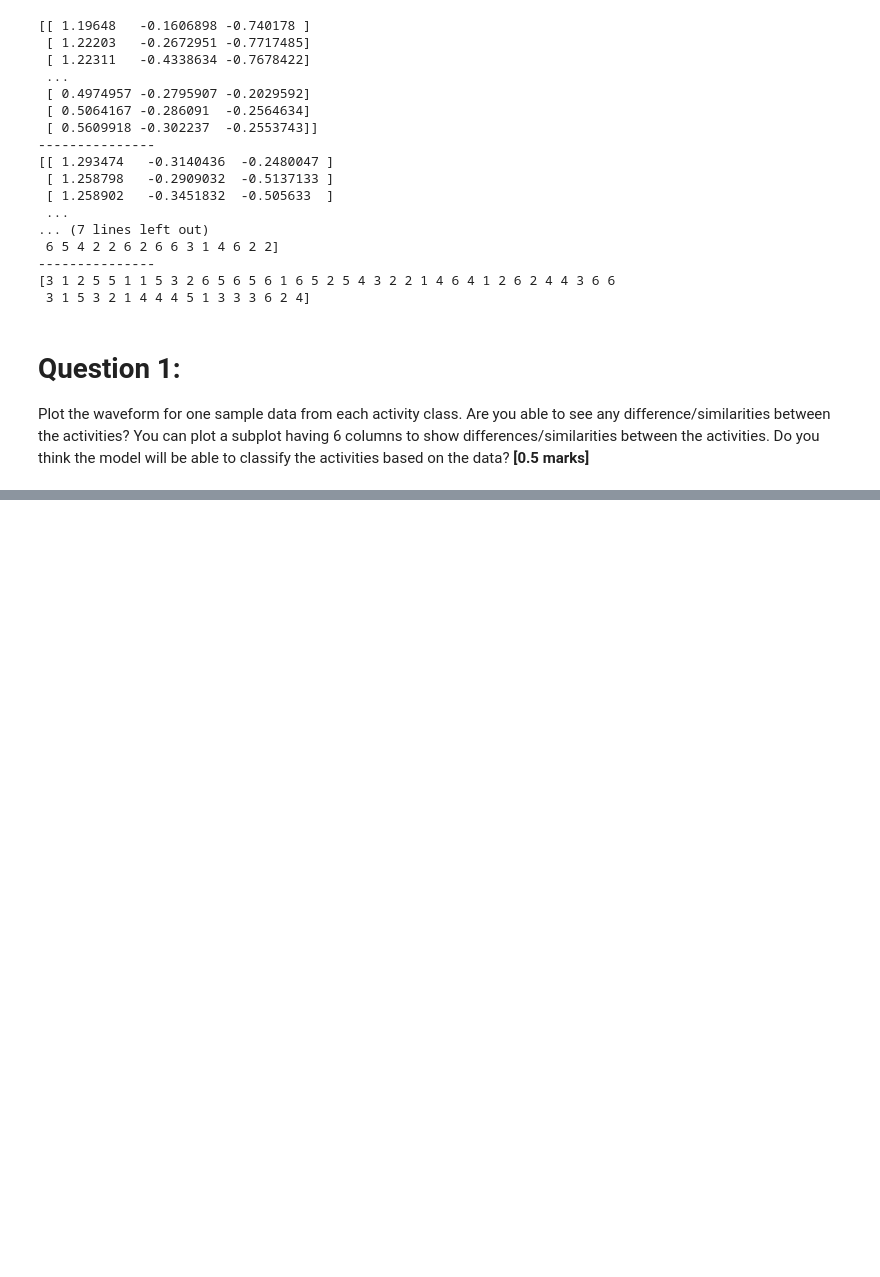
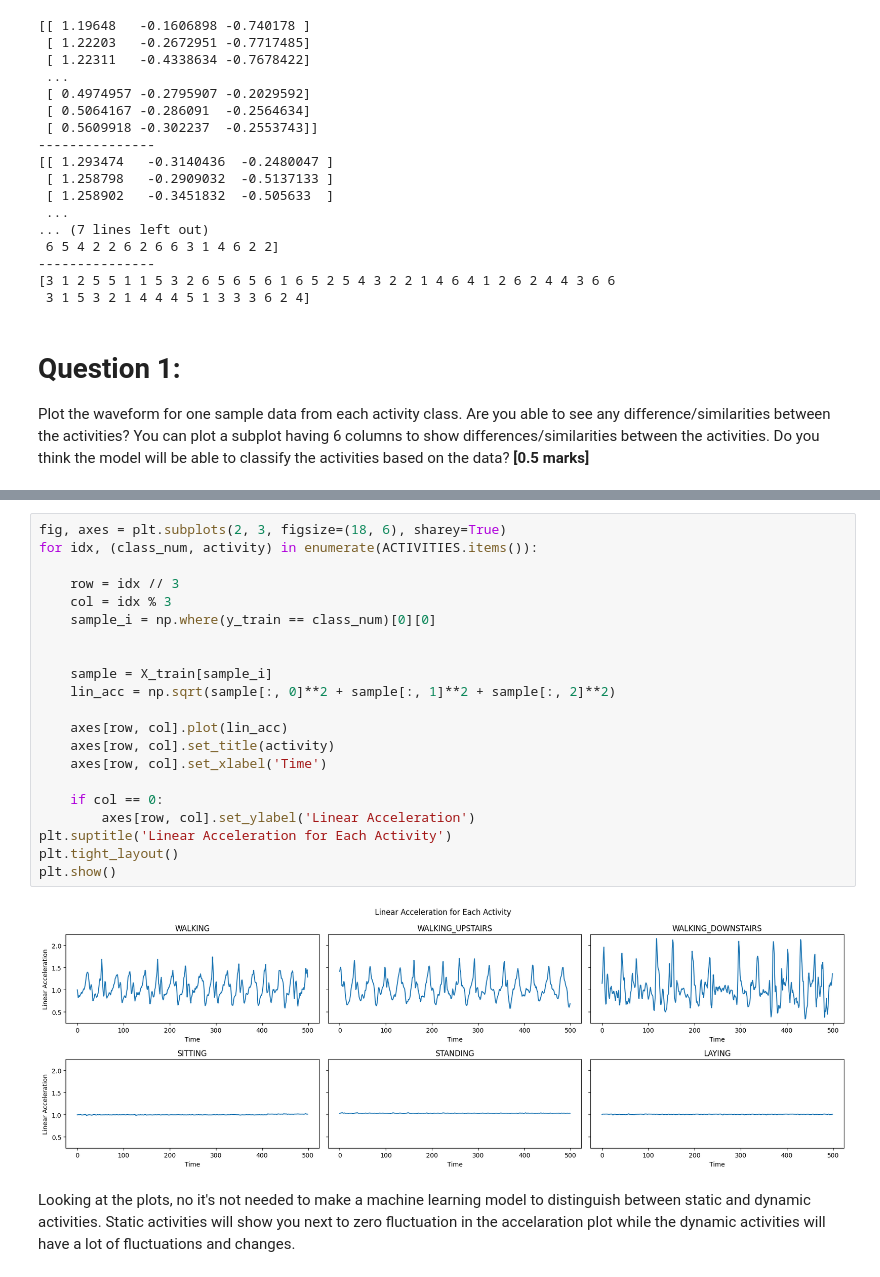
Before and after one commit to HarshJamgaonkar05/ES-335-ML-Assignment-1, a Jupyter notebook: HAR_EDA.ipynb, the cells around one changed output, grey strips where cells are left out. Cells and saved outputs as stored; diff of their text form; blank space fills up the shorter version.

```diff
--- a/HAR_EDA.ipynb
+++ b/HAR_EDA.ipynb
@@ -271,0 +278,25 @@ plt.show()
+# %%
+fig, axes = plt.subplots(2, 3, figsize=(18, 6), sharey=True)
+for idx, (class_num, activity) in enumerate(ACTIVITIES.items()):
+
+    row = idx // 3
+    col = idx % 3
+    sample_i = np.where(y_train == class_num)[0][0]
+
+
+    sample = X_train[sample_i]
+    lin_acc = np.sqrt(sample[:, 0]**2 + sample[:, 1]**2 + sample[:, 2]**2)
+
+    axes[row, col].plot(lin_acc)
+    axes[row, col].set_title(activity)
+    axes[row, col].set_xlabel('Time')
+
+    if col == 0:
+        axes[row, col].set_ylabel('Linear Acceleration')
+plt.suptitle('Linear Acceleration for Each Activity')
+plt.tight_layout()
+plt.show()
+# %% [output]
+[figure, added]
+# %% [markdown]
+Looking at the plots, no it's not needed to make a machine learning model to distinguish between static and dynamic activities. Static activities will show you next to zero fluctuation in the accelaration plot while the dynamic activities will have a lot of fluctuations and changes.
```
Also changed, not shown: parts of 5 cells of this notebook.
